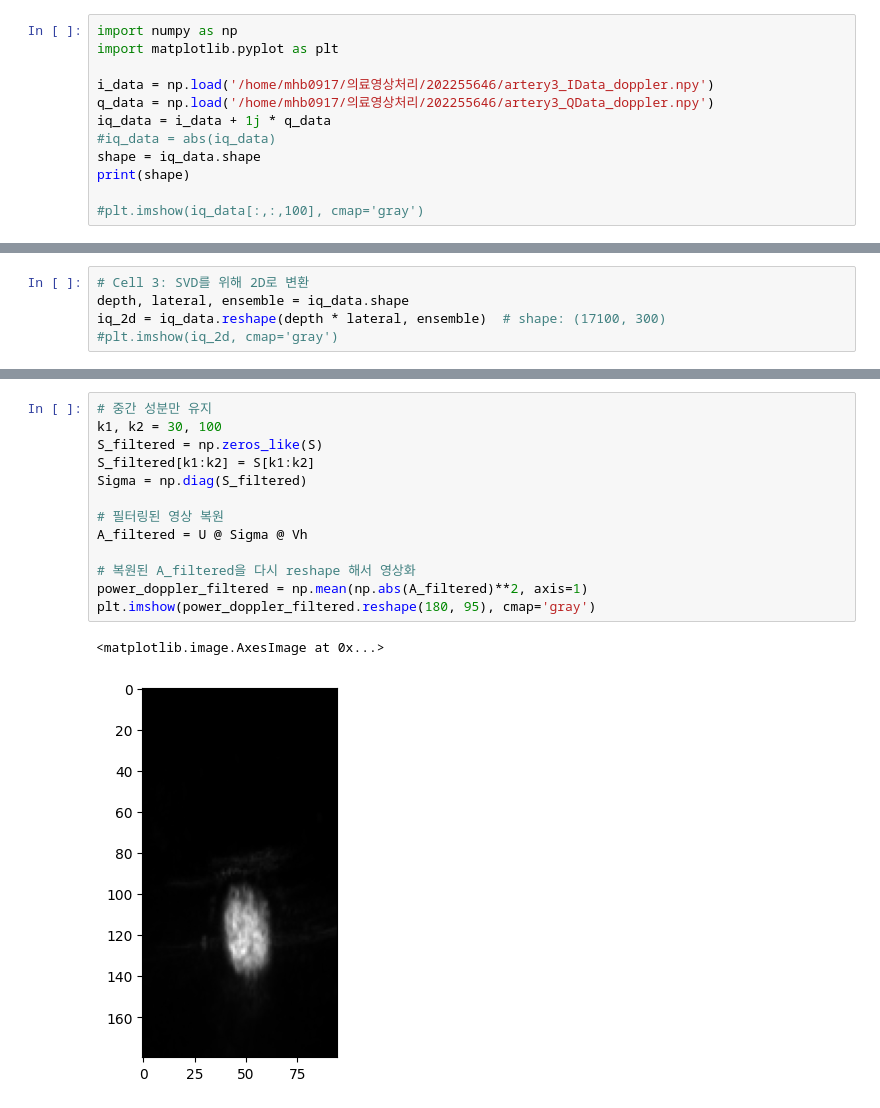
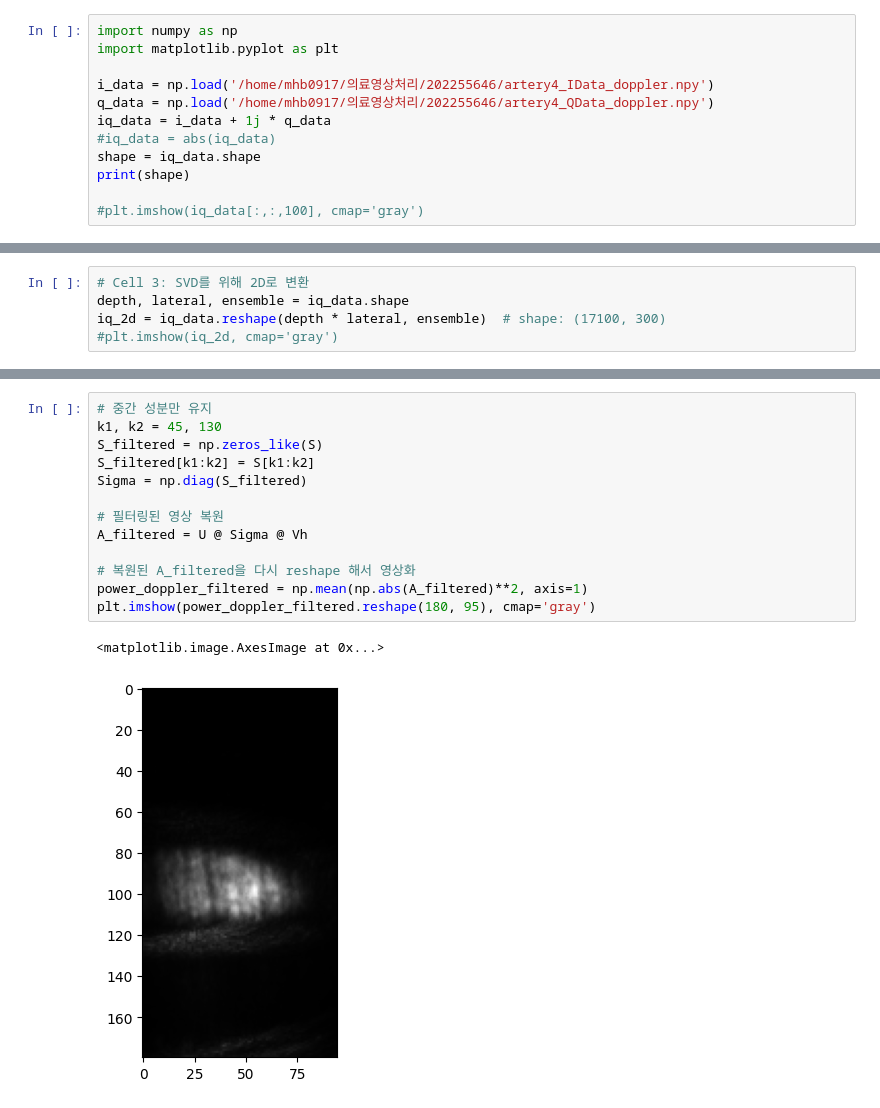
Before and after one commit to MUNHYUNBOO/Medical-Image-Processing, a Jupyter notebook: task3.ipynb, the cells around one changed output, grey strips where cells are left out. Cells and saved outputs as stored; diff of their text form.

```diff
--- a/task3.ipynb
+++ b/task3.ipynb
@@ -18,8 +18,8 @@ plt.imshow(img_log, cmap='gray')
 import numpy as np
 import matplotlib.pyplot as plt
 
-i_data = np.load('/home/mhb0917/의료영상처리/202255646/artery3_IData_doppler.npy')
-q_data = np.load('/home/mhb0917/의료영상처리/202255646/artery3_QData_doppler.npy')
+i_data = np.load('/home/mhb0917/의료영상처리/202255646/artery4_IData_doppler.npy')
+q_data = np.load('/home/mhb0917/의료영상처리/202255646/artery4_QData_doppler.npy')
 iq_data = i_data + 1j * q_data
 #iq_data = abs(iq_data)
 shape = iq_data.shape
@@ -55,16 +55,16 @@ plt.show()
 # %%
 # 중간 성분만 유지
-k1, k2 = 30, 100
+k1, k2 = 45, 130
 S_filtered = np.zeros_like(S)
 S_filtered[k1:k2] = S[k1:k2]
 Sigma = np.diag(S_filtered)
 
 # 필터링된 영상 복원
 A_filtered = U @ Sigma @ Vh
 
 # 복원된 A_filtered을 다시 reshape 해서 영상화
 power_doppler_filtered = np.mean(np.abs(A_filtered)**2, axis=1)
 plt.imshow(power_doppler_filtered.reshape(180, 95), cmap='gray')
 # %% [output]
 <matplotlib.image.AxesImage at 0x...>
-[figure, old version]
+[figure, new version]
```
Also changed, not shown: parts of 4 cells of this notebook, 1 other file.
